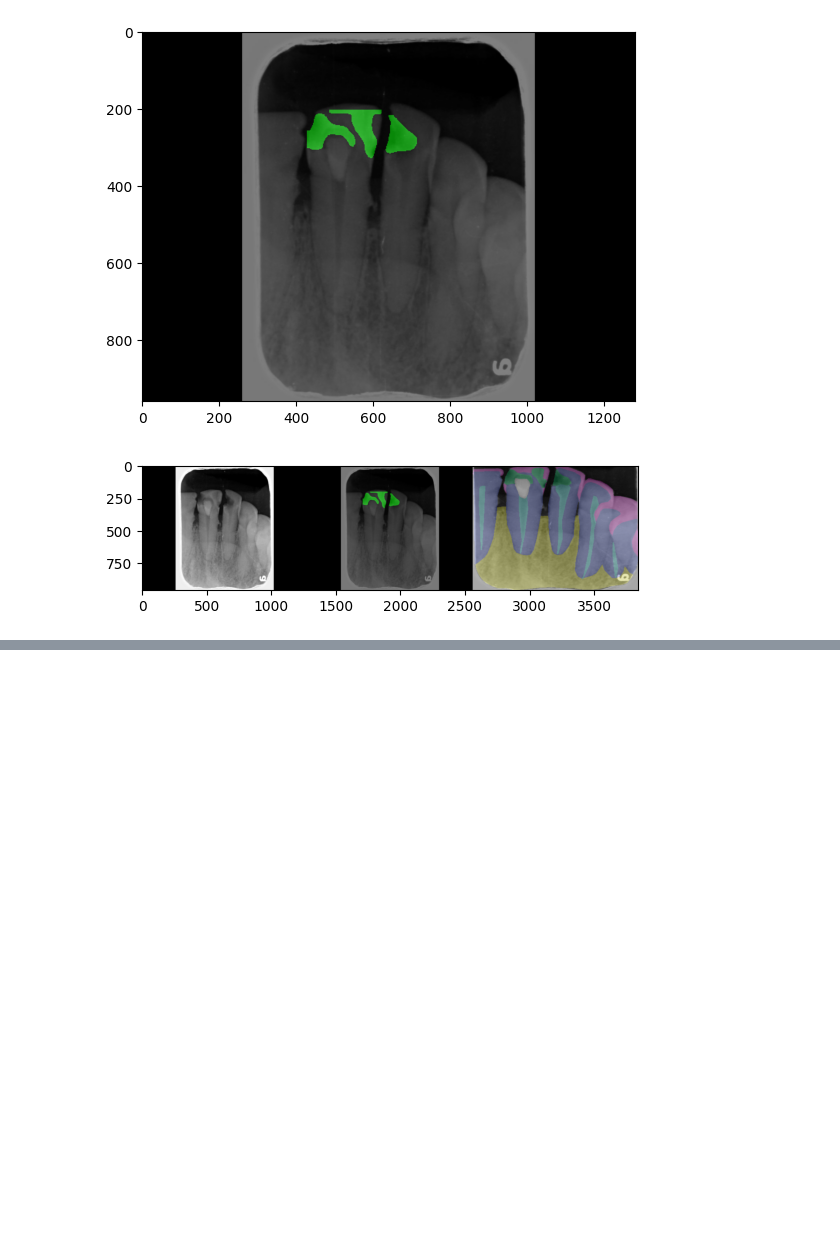
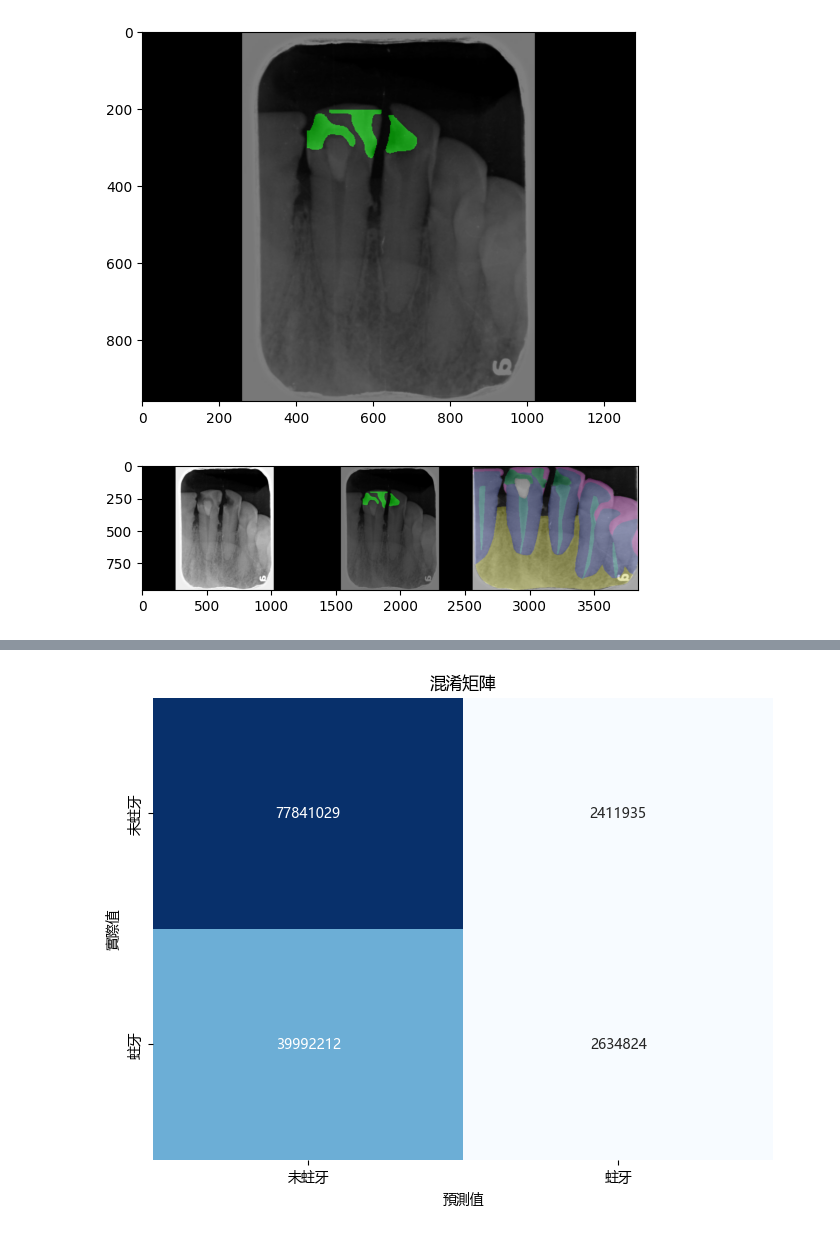
Before and after one commit to LianChia/task, a Jupyter notebook: v4.42/Dental Caries.ipynb, the cells around one changed output, grey strips where cells are left out. Saved outputs shown, nothing was run; the diff lists cells and outputs as text; code cells hidden in the pictures; blank space fills up the shorter version.

```diff
--- a/v4.42/Dental Caries.ipynb
+++ b/v4.42/Dental Caries.ipynb
@@ -303,0 +308,95 @@ show_img_by_path('data/pic/output1/caries-0.6741573-260-760_1_2022052768.png')
+# %%
+import cv2
+import numpy as np
+from sklearn.metrics import confusion_matrix, accuracy_score, precision_score, recall_score, f1_score
+import glob
+import os
+import matplotlib.pyplot as plt
+import matplotlib
+import seaborn as sns
+from concurrent.futures import ThreadPoolExecutor
+
+# 圖片所在的資料夾路徑
+images_path = "data/pic/output1/*.png"  # 根據實際資料夾位置和檔案格式修改
+
+# 初始化結果列表
+all_ground_truth = []
+all_predictions = []
+
+# 每張圖片的寬度分佈比，例如圖片分為三個區域 (1/3 左邊，1/3 中間，1/3 右邊)
+split_ratio = [1/3, 1/3, 1/3]
+
+def process_image(image_file):
+    try:
+        # 確保檔案是否可讀取
+        if not os.access(image_file, os.R_OK):
+            print(f"無法存取圖片：{image_file}")
+            return None, None
+
+        # 讀取圖片
+        image = cv2.imread(image_file, cv2.IMREAD_GRAYSCALE)
+        if image is None:
+            print(f"無法讀取圖片：{image_file}")
+            return None, None
+
+        # 計算每個區域的寬度
+        h, w = image.shape
+        width_raw = int(w * split_ratio[0])
+        width_predict = int(w * split_ratio[1])
+
+        # 分割圖片
+        predicted_image = image[:, width_raw:width_raw + width_predict]
+        ground_truth_image = image[:, width_raw + width_predict:]
+
+        # 二值化處理（假設蛀牙區域為亮區）
+        _, pred_binary = cv2.threshold(predicted_image, 127, 1, cv2.THRESH_BINARY)
+        _, gt_binary = cv2.threshold(ground_truth_image, 127, 1, cv2.THRESH_BINARY)
+
+        # 展開成一維數組
+        pred_flat = pred_binary.flatten()
+        gt_flat = gt_binary.flatten()
+
+        return gt_flat, pred_flat
+
+    except Exception as e:
+        print(f"處理圖片 {image_file} 時發生錯誤：{e}")
+        return None, None
+
+# 使用 ThreadPoolExecutor 進行並行處理
+with ThreadPoolExecutor() as executor:
+    futures = [executor.submit(process_image, image_file) for image_file in glob.glob(images_path)]
+
+    for future in futures:
+        gt, pred = future.result()
+        if gt is not None and pred is not None:
+            all_ground_truth.extend(gt)
+            all_predictions.extend(pred)
+
+# 計算混淆矩陣和其他統計數據
+cm = confusion_matrix(all_ground_truth, all_predictions)
+accuracy = accuracy_score(all_ground_truth, all_predictions)
+precision = precision_score(all_ground_truth, all_predictions)
+recall = recall_score(all_ground_truth, all_predictions)
+f1 = f1_score(all_ground_truth, all_predictions)
+
+# 顯示結果
+print("混淆矩陣:")
+print(cm)
+print(f"準確率 (Accuracy): {accuracy:.4f}")
+print(f"精確率 (Precision): {precision:.4f}")
+print(f"召回率 (Recall): {recall:.4f}")
+print(f"F1 分數 (F1 Score): {f1:.4f}")
+
+# 設定支持中文的字型
+matplotlib.rcParams['font.sans-serif'] = ['Microsoft YaHei']
+matplotlib.rcParams['axes.unicode_minus'] = False  # 正常顯示負號
+
+# 畫出混淆矩陣
+plt.figure(figsize=(8, 6))
+sns.heatmap(cm, annot=True, fmt='d', cmap='Blues', cbar=False,
+            xticklabels=['未蛀牙', '蛀牙'], yticklabels=['未蛀牙', '蛀牙'])
+plt.ylabel('實際值')
+plt.xlabel('預測值')
+plt.title('混淆矩陣')
+plt.show()
+# %% [output]
@@ -303,0 +410 @@ show_img_by_path('data/pic/output1/caries-0.6741573-260-760_1_2022052768.png')
+[figure, added]
```
Also changed, not shown: parts of 2 cells of this notebook.
